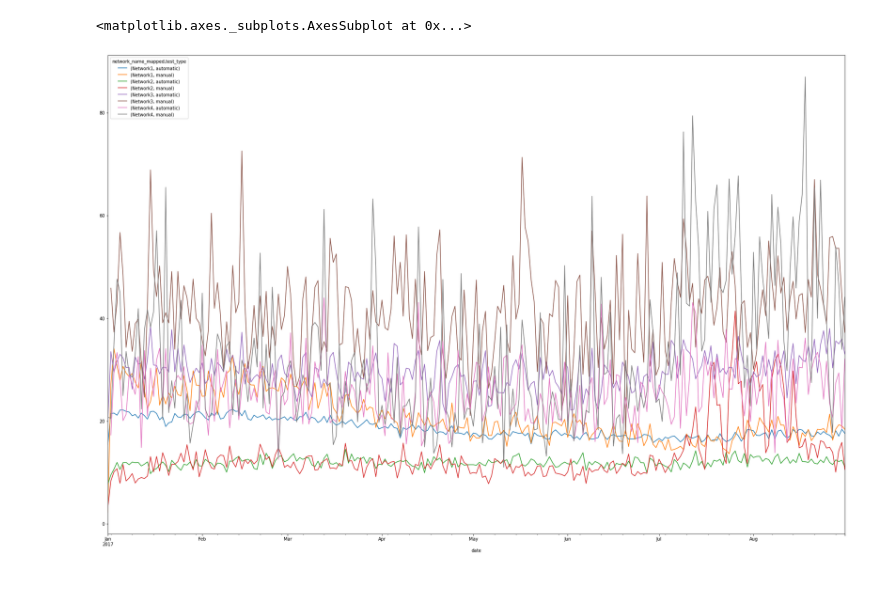
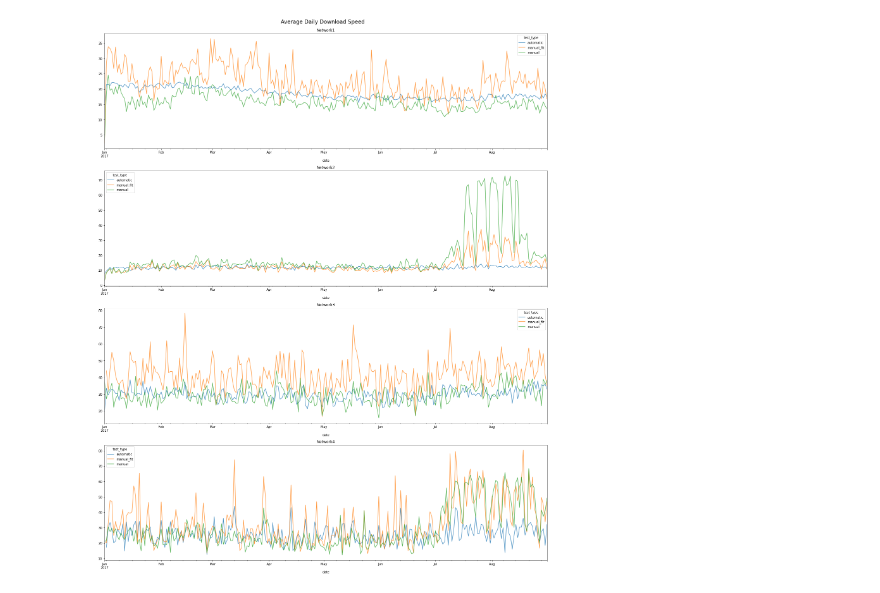
Before and after one commit to sheryllan/OpenSignal, a Jupyter notebook: part1.ipynb, the cells around one changed output. Drawn from its saved outputs; the diff is of its cells as text; code cells hidden in the pictures.

```diff
--- a/part1.ipynb
+++ b/part1.ipynb
@@ -63,0 +150,22 @@ This could be due to:
+# %%
+df_vol_man = daily_vol_per_device.xs('manual', axis=1, level='test_type')
+df_vol_all = daily_vol_per_device.xs('all', axis=1, level='test_type')
+df_diff = (df_vol_man - df_vol_all.mean(axis=0)).abs()
+# %%
+fig_com = plt.figure(figsize=(20, 28))
+fig_com.suptitle('Daily Download Speed - Daily Average Test Volume per Device', fontsize=17)
+grid = (3 * 4 + 3, 1)
+for i, nw in enumerate(networks):
+    nrow = 4 * i
+    ax1 = plt.subplot2grid(grid, (nrow, 0), rowspan=2)
+    ax1.set_title(nw)
+    ax1.tick_params(axis="x", direction="in", pad=-20)
+    df_daily_speed[nw][['automatic', 'manual']].plot(ax=ax1)
+    plt.setp(ax1.get_xticklabels(), horizontalalignment='left')
+
+    ax2 = plt.subplot2grid(grid, (nrow + 2, 0), rowspan=1)
+    ax2.tick_params(axis='x', bottom=False, labelbottom=False)
+    df_diff[nw].plot(ax=ax2, kind='bar')
+
+fig_com.tight_layout(rect=[0, 0, 1, 0.95], h_pad=0)
+plt.subplots_adjust(hspace=0)
@@ -149,4 +287,4 @@ df_flt = pd.concat([df_auto, df_man_flt])
 df_daily_flt = df_flt.pivot_table(index='date',
                                   columns=['network_name_mapped', 'test_type'],
                                   values='download_speed')
-df_daily_flt
+df_daily_flt.rename(columns={'manual': 'manual_flt'}, inplace=True)
@@ -169,8 +291,17 @@ df_daily_flt
-# %%
-df_daily_flt.plot(figsize=(30, 20))
-# %% [output]
-<matplotlib.axes._subplots.AxesSubplot at 0x...>
-[figure, removed]
+# %%
+fig_daily_flt, axes_daily_flt = plt.subplots(4, 1, figsize=(20, 25))
+fig_daily_flt.suptitle('Average Daily Download Speed', fontsize=17)
+axes_daily_flt = axes_daily_flt.flatten()
+
+for i, nw in enumerate(networks):
+    ax = axes_daily_flt[i]
+    ax.set_title(nw)
+    df_daily_flt[nw].plot(ax=ax, alpha=0.8)
+    df_daily_speed[nw][['manual']].plot(ax=ax, alpha=0.8)
+
+fig_daily_flt.tight_layout(rect=[0, 0, 1, 0.97])
+# %% [output]
+[figure, added]
 # %%
 # low-pass filter using rolling std of the residual
 filter_dfs_rolling = []
```
Also changed, not shown: parts of 28 cells of this notebook.
